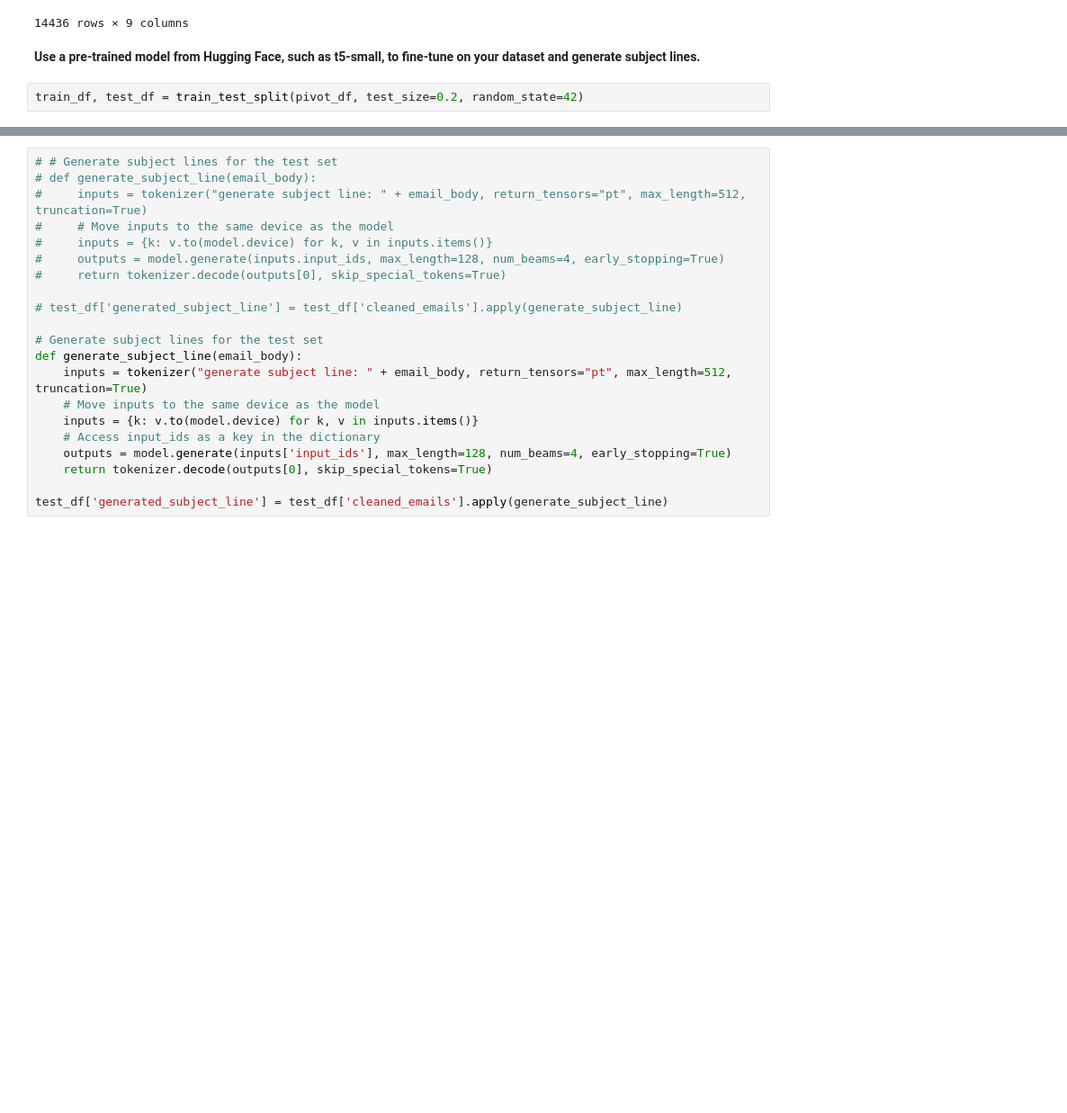
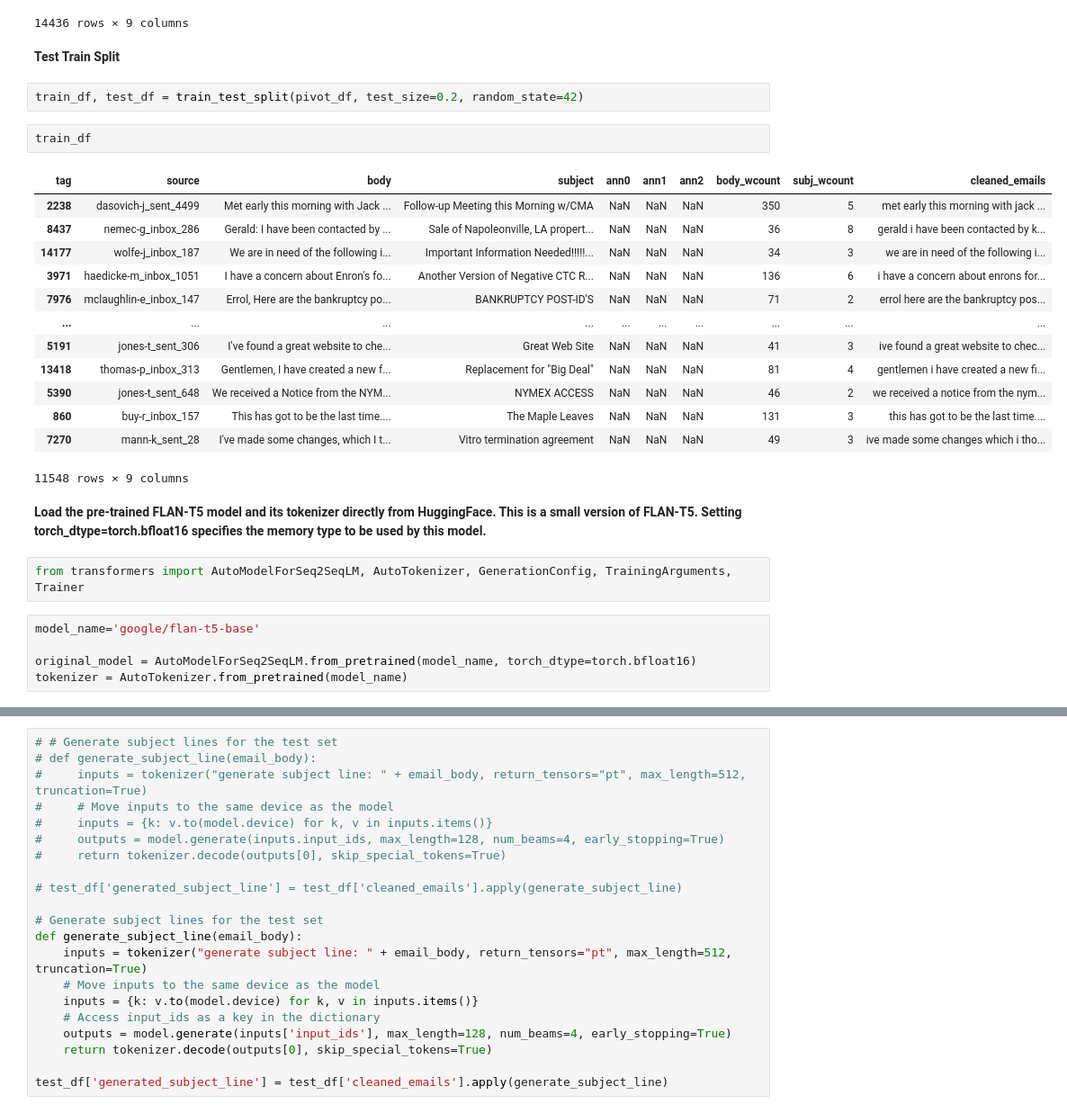
Before and after one commit to nutworker/qM-AI-L, a Jupyter notebook: email-subject/model-tuning/AESLC_tuning.ipynb, the cells around one changed output, grey strips where cells are left out. Shown at 90% size. Cells and saved outputs as stored; diff of their text form; blank space fills up the shorter version.

Commit message:
Added pre-trained FLAN-T5 model for Zero Shot Inferencing

```diff
--- a/email-subject/model-tuning/AESLC_tuning.ipynb
+++ b/email-subject/model-tuning/AESLC_tuning.ipynb
@@ -514,7 +540,33 @@ pivot_df
 | 14434 | zufferli-j_inbox_8 | Make sure that all curves are dow... | Simulation Curves | NaN | NaN | NaN | 66 | 2 | make sure that all curves are dow... |
 | 14435 | zufferli-j_inbox_9 | John: Do you need Accumap day one... | IHS Accumap | NaN | NaN | NaN | 35 | 2 | john do you need accumap day one ... |
 14436 rows × 9 columns
-# %% [markdown]
-**Use a pre-trained model from Hugging Face, such as t5-small, to fine-tune on your dataset and generate subject lines.**
+# %% [markdown]
+**Test Train Split**
 # %%
 train_df, test_df = train_test_split(pivot_df, test_size=0.2, random_state=42)
+# %%
+train_df
+# %% [output]
+| tag | source | body | subject | ann0 | ann1 | ann2 | body_wcount | subj_wcount | cleaned_emails |
+| 2238 | dasovich-j_sent_4499 | Met early this morning with Jack ... | Follow-up Meeting this Morning w/CMA | NaN | NaN | NaN | 350 | 5 | met early this morning with jack ... |
+| 8437 | nemec-g_inbox_286 | Gerald: I have been contacted by ... | Sale of Napoleonville, LA propert... | NaN | NaN | NaN | 36 | 8 | gerald i have been contacted by k... |
+| 14177 | wolfe-j_inbox_187 | We are in need of the following i... | Important Information Needed!!!!!... | NaN | NaN | NaN | 34 | 3 | we are in need of the following i... |
+| 3971 | haedicke-m_inbox_1051 | I have a concern about Enron's fo... | Another Version of Negative CTC R... | NaN | NaN | NaN | 136 | 6 | i have a concern about enrons for... |
+| 7976 | mclaughlin-e_inbox_147 | Errol, Here are the bankruptcy po... | BANKRUPTCY POST-ID'S | NaN | NaN | NaN | 71 | 2 | errol here are the bankruptcy pos... |
+| ... | ... | ... | ... | ... | ... | ... | ... | ... | ... |
+| 5191 | jones-t_sent_306 | I've found a great website to che... | Great Web Site | NaN | NaN | NaN | 41 | 3 | ive found a great website to chec... |
+| 13418 | thomas-p_inbox_313 | Gentlemen, I have created a new f... | Replacement for "Big Deal" | NaN | NaN | NaN | 81 | 4 | gentlemen i have created a new fi... |
+| 5390 | jones-t_sent_648 | We received a Notice from the NYM... | NYMEX ACCESS | NaN | NaN | NaN | 46 | 2 | we received a notice from the nym... |
+| 860 | buy-r_inbox_157 | This has got to be the last time.... | The Maple Leaves | NaN | NaN | NaN | 131 | 3 | this has got to be the last time.... |
+| 7270 | mann-k_sent_28 | I've made some changes, which I t... | Vitro termination agreement | NaN | NaN | NaN | 49 | 3 | ive made some changes which i tho... |
+11548 rows × 9 columns
+# %% [markdown]
+**Load the pre-trained FLAN-T5 model and its tokenizer directly from HuggingFace. This is a small version of FLAN-T5.
+Setting torch_dtype=torch.bfloat16 specifies the memory type to be used by this model.**
+# %%
+from transformers import AutoModelForSeq2SeqLM, AutoTokenizer, GenerationConfig, TrainingArguments, Trainer
+# %%
+model_name='google/flan-t5-base'
+
+original_model = AutoModelForSeq2SeqLM.from_pretrained(model_name, torch_dtype=torch.bfloat16)
+tokenizer = AutoTokenizer.from_pretrained(model_name)
```
Also changed, not shown: parts of 27 cells of this notebook.
